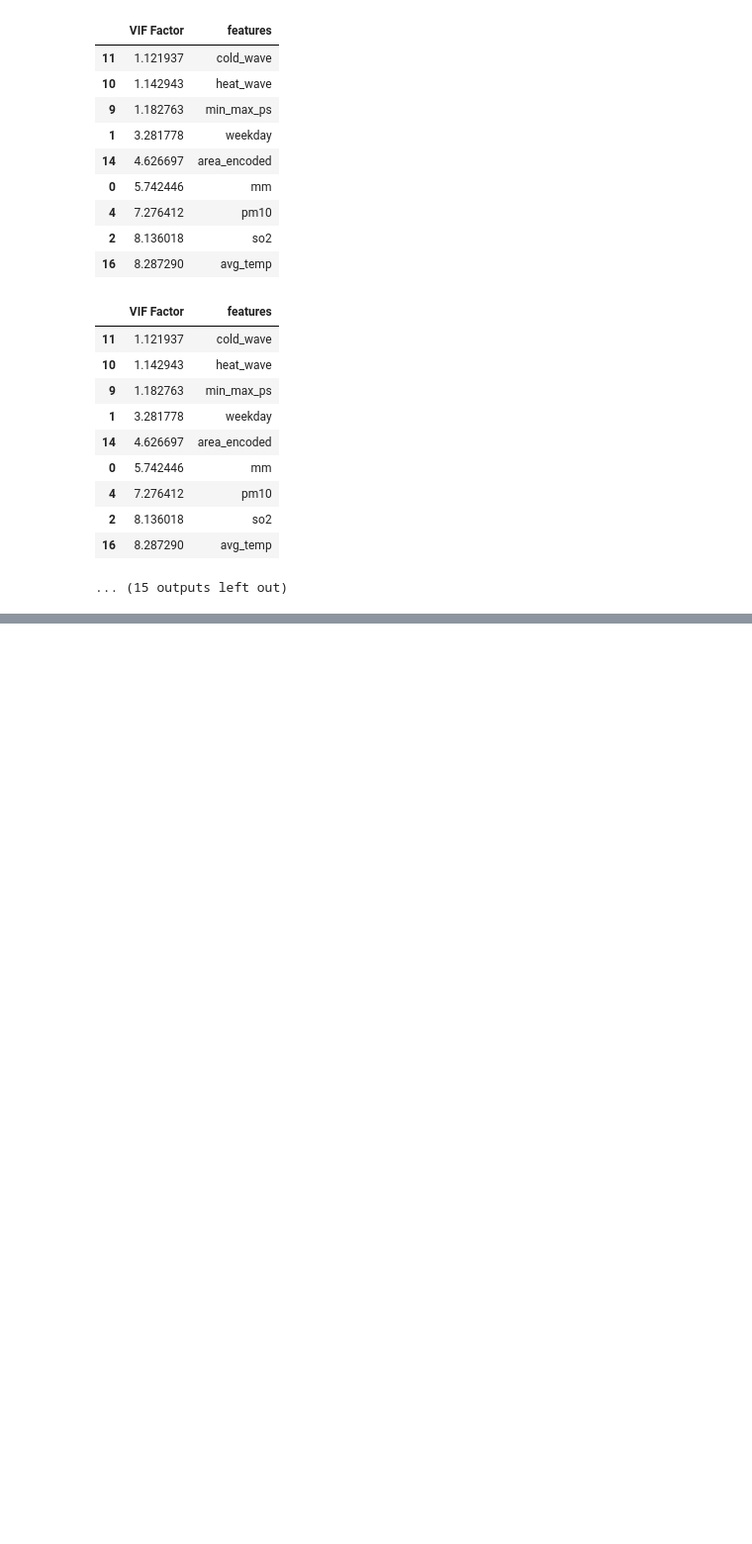
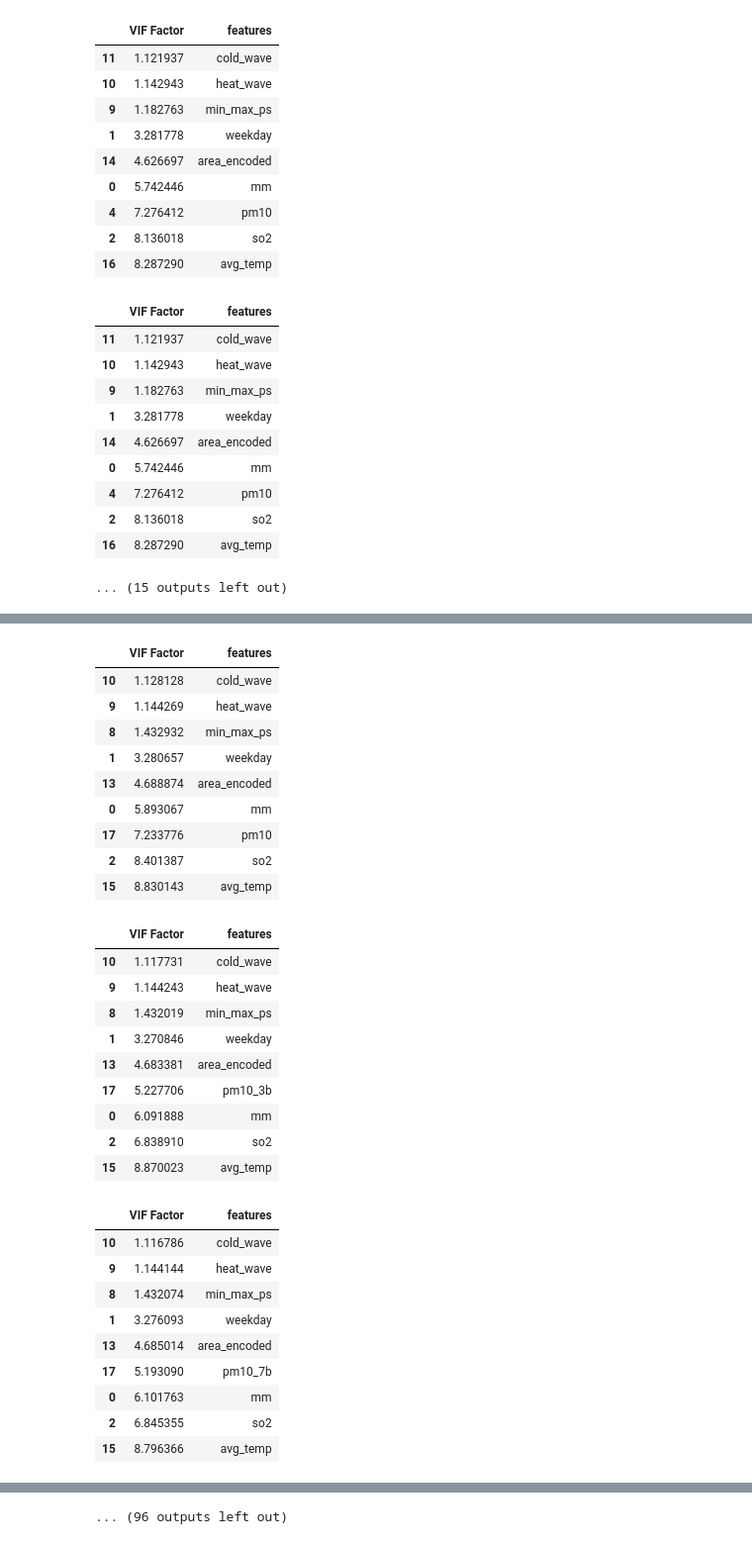
Before and after one commit to leech2193/weather_hospital_sowhat, a Jupyter notebook: final_vif_male.ipynb, the cells around one changed output, grey strips where cells are left out. Shown at 99% size. Saved outputs shown, nothing was run; the diff lists cells and outputs as text; code cells hidden in the pictures; blank space fills up the shorter version.

```diff
--- a/final_vif_male.ipynb
+++ b/final_vif_male.ipynb
@@ -299,0 +309,76 @@ for i in ps_list:
+# %%
+avg_ps = male_frm_[["avg_ps"]]
+max_ps = male_frm_[["max_ps"]]
+min_ps = male_frm_[["min_ps"]]
+max_temp = male_frm_[["max_temp"]]
+min_temp = male_frm_[["min_temp"]]
+avg_temp = male_frm_[["avg_temp"]]
+avg_hum = male_frm_[["avg_hum"]]
+min_hum = male_frm_[["min_hum"]]
+max_hum = male_frm_[["max_hum"]]
+
+# pm10 지연효과 확인위해 추가로 리스트 생성
+pm10 = male_frm_[['pm10']]
+pm10_3b = male_frm_[['pm10_3b']]
+pm10_7b = male_frm_[['pm10_7b']]
+pm10_31b = male_frm_[['pm10_31b']]
+
+ps_list = [avg_ps, max_ps, min_ps]
+temp_list = [avg_temp, max_temp, min_temp]
+hum_list = [avg_hum, max_hum, min_hum]
+pm10_list = [pm10, pm10_3b, pm10_7b, pm10_31b]
+# %%
+# VIF Factor 보는데 필요 없는 컬럼 제거(자동화)
+vif_male = male_frm_.drop(columns=["area","tma", "yyyy", "dd", "sum_gsr", "sum_rn", "avg_ps", "max_ps", "min_ps","sex","frequency","D/R","min_hum","max_hum","avg_hum", "min_temp", "max_temp", "avg_temp",
+                                  'pm10', 'pm10_3b', 'pm10_7b','pm10_31b'])
+# %%
+final_result = []
+vif_m = pd.DataFrame()
+for i in ps_list:
+    a = pd.concat([vif_male, i], axis=1)
+    for k in temp_list:
+        b = pd.concat([a, k], axis = 1)
+        for l in hum_list:
+            c = pd.concat([b, l], axis = 1)
+            for m in pm10_list :
+                d = pd.concat([c, m], axis = 1)
+                vif_m["VIF Factor"] = [variance_inflation_factor(d.values, n)  for n in range(d.shape[1])]
+                vif_m["features"] = d.columns
+                vif_sorted_by_index = vif_m.sort_values(by="VIF Factor",ascending=True)
+                display( vif_sorted_by_index[vif_sorted_by_index["VIF Factor"]<10])
+
+    d = pd.DataFrame()
+    c = pd.DataFrame()
+    b = pd.DataFrame()
+    a = pd.DataFrame()
+# %% [output]
+|  | VIF Factor | features |
+| 10 | 1.128128 | cold_wave |
+| 9 | 1.144269 | heat_wave |
+| 8 | 1.432932 | min_max_ps |
+| 1 | 3.280657 | weekday |
+| 13 | 4.688874 | area_encoded |
+| 0 | 5.893067 | mm |
+| 17 | 7.233776 | pm10 |
+| 2 | 8.401387 | so2 |
+| 15 | 8.830143 | avg_temp |
+|  | VIF Factor | features |
+| 10 | 1.117731 | cold_wave |
+| 9 | 1.144243 | heat_wave |
+| 8 | 1.432019 | min_max_ps |
+| 1 | 3.270846 | weekday |
+| 13 | 4.683381 | area_encoded |
+| 17 | 5.227706 | pm10_3b |
+| 0 | 6.091888 | mm |
+| 2 | 6.838910 | so2 |
+| 15 | 8.870023 | avg_temp |
+|  | VIF Factor | features |
+| 10 | 1.116786 | cold_wave |
+| 9 | 1.144144 | heat_wave |
+| 8 | 1.432074 | min_max_ps |
+| 1 | 3.276093 | weekday |
+| 13 | 4.685014 | area_encoded |
+| 17 | 5.193090 | pm10_7b |
+| 0 | 6.101763 | mm |
+| 2 | 6.845355 | so2 |
+| 15 | 8.796366 | avg_temp |
@@ -299,0 +475 @@ for i in ps_list:
+... (96 outputs left out)
```
Also changed, not shown: parts of 6 cells of this notebook.
